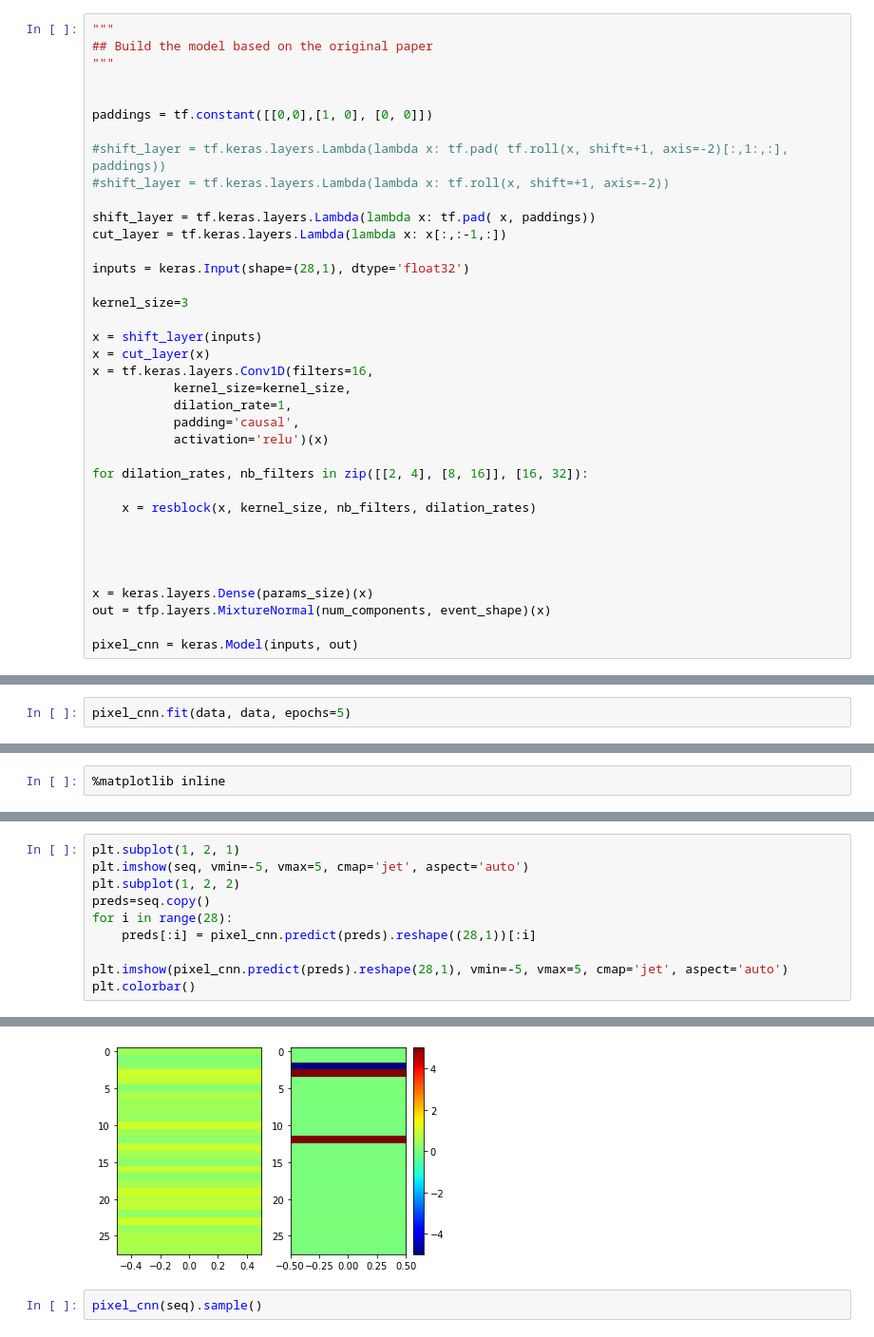
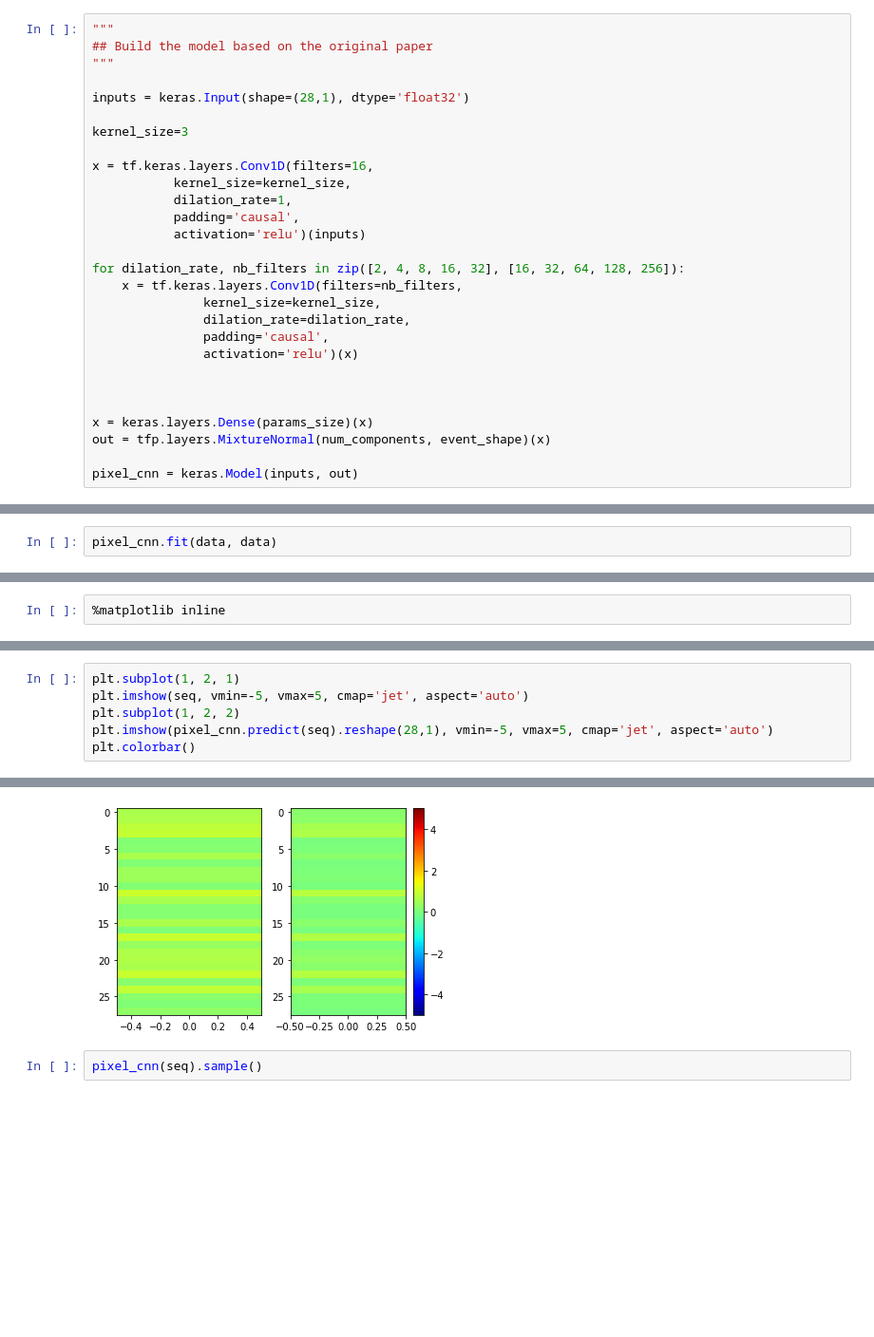
Before and after one commit to EiffL/sfh-inference-hackathon, a Jupyter notebook: notebooks/pixelcnn-tcn.ipynb, the cells around one changed output, grey strips where cells are left out. Shown at 95% size. Saved outputs shown, nothing was run; the diff lists cells and outputs as text; blank space fills up the shorter version.

```diff
--- a/notebooks/pixelcnn-tcn.ipynb
+++ b/notebooks/pixelcnn-tcn.ipynb
@@ -108,31 +195,22 @@ def resblock(x, kernel_size, nb_filters, dilation_rate):
 ## Build the model based on the original paper
 """
 
-
-paddings = tf.constant([[0,0],[1, 0], [0, 0]])
-
-#shift_layer = tf.keras.layers.Lambda(lambda x: tf.pad( tf.roll(x, shift=+1, axis=-2)[:,1:,:], paddings))
-#shift_layer = tf.keras.layers.Lambda(lambda x: tf.roll(x, shift=+1, axis=-2))
-
-shift_layer = tf.keras.layers.Lambda(lambda x: tf.pad( x, paddings))
-cut_layer = tf.keras.layers.Lambda(lambda x: x[:,:-1,:])
-
 inputs = keras.Input(shape=(28,1), dtype='float32')
 
 kernel_size=3
 
-x = shift_layer(inputs)
-x = cut_layer(x)
 x = tf.keras.layers.Conv1D(filters=16,
            kernel_size=kernel_size,
            dilation_rate=1,
            padding='causal',
-           activation='relu')(x)
+           activation='relu')(inputs)
 
-for dilation_rates, nb_filters in zip([[2, 4], [8, 16]], [16, 32]):
-
-    x = resblock(x, kernel_size, nb_filters, dilation_rates)
-
+for dilation_rate, nb_filters in zip([2, 4, 8, 16, 32], [16, 32, 64, 128, 256]):
+    x = tf.keras.layers.Conv1D(filters=nb_filters,
+               kernel_size=kernel_size,
+               dilation_rate=dilation_rate,
+               padding='causal',
+               activation='relu')(x)
 
 
 
@@ -165,5 +243,5 @@ negloglik = lambda y, q: -q.log_prob(y)
 
 pixel_cnn.compile(loss=negloglik, optimizer='adam')
 # %%
-pixel_cnn.fit(data, data, epochs=5)
+pixel_cnn.fit(data, data)
 # %% [output]
@@ -211,16 +264,12 @@ plt.imshow(seq-pixel_cnn.predict(seq).reshape(28,1))
 # %%
 plt.subplot(1, 2, 1)
 plt.imshow(seq, vmin=-5, vmax=5, cmap='jet', aspect='auto')
 plt.subplot(1, 2, 2)
-preds=seq.copy()
-for i in range(28):
-    preds[:i] = pixel_cnn.predict(preds).reshape((28,1))[:i]
-
-plt.imshow(pixel_cnn.predict(preds).reshape(28,1), vmin=-5, vmax=5, cmap='jet', aspect='auto')
+plt.imshow(pixel_cnn.predict(seq).reshape(28,1), vmin=-5, vmax=5, cmap='jet', aspect='auto')
 plt.colorbar()
 # %% [output]
 <matplotlib.colorbar.Colorbar at 0x...>
-[figure, old version]
+[figure, new version]
 # %%
 pixel_cnn(seq).sample()
 # %% [output]
```
Also changed, not shown: parts of 16 cells of this notebook, 1 other file.
